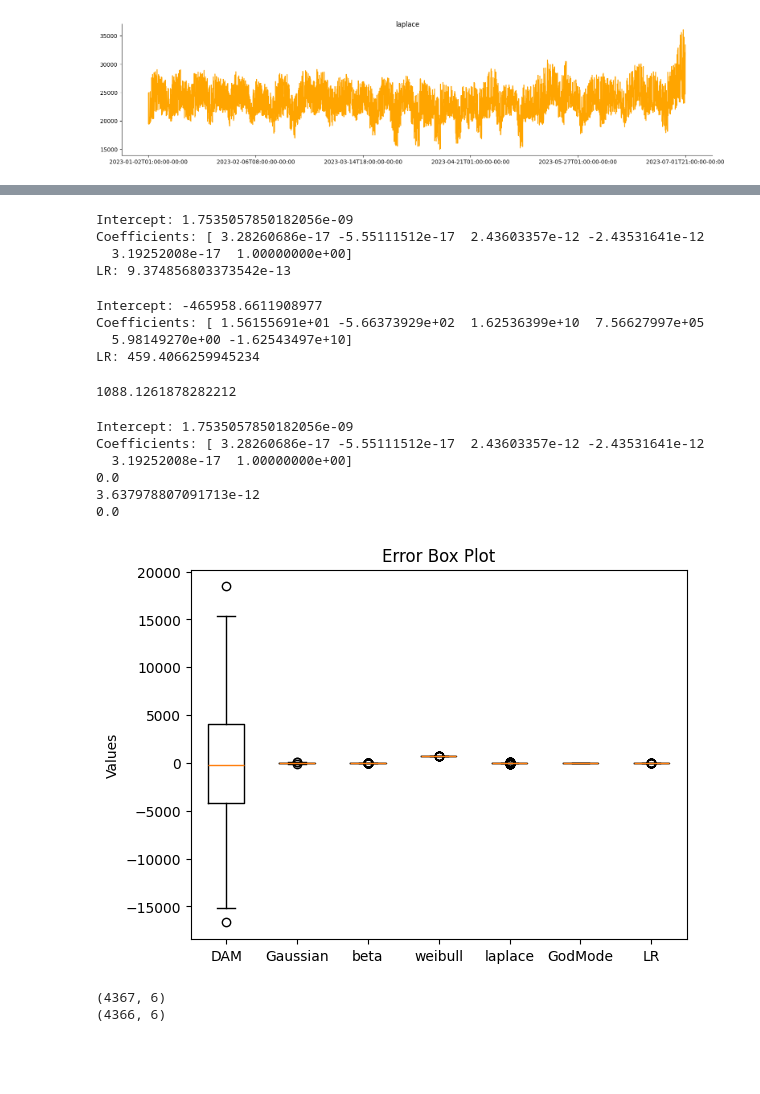
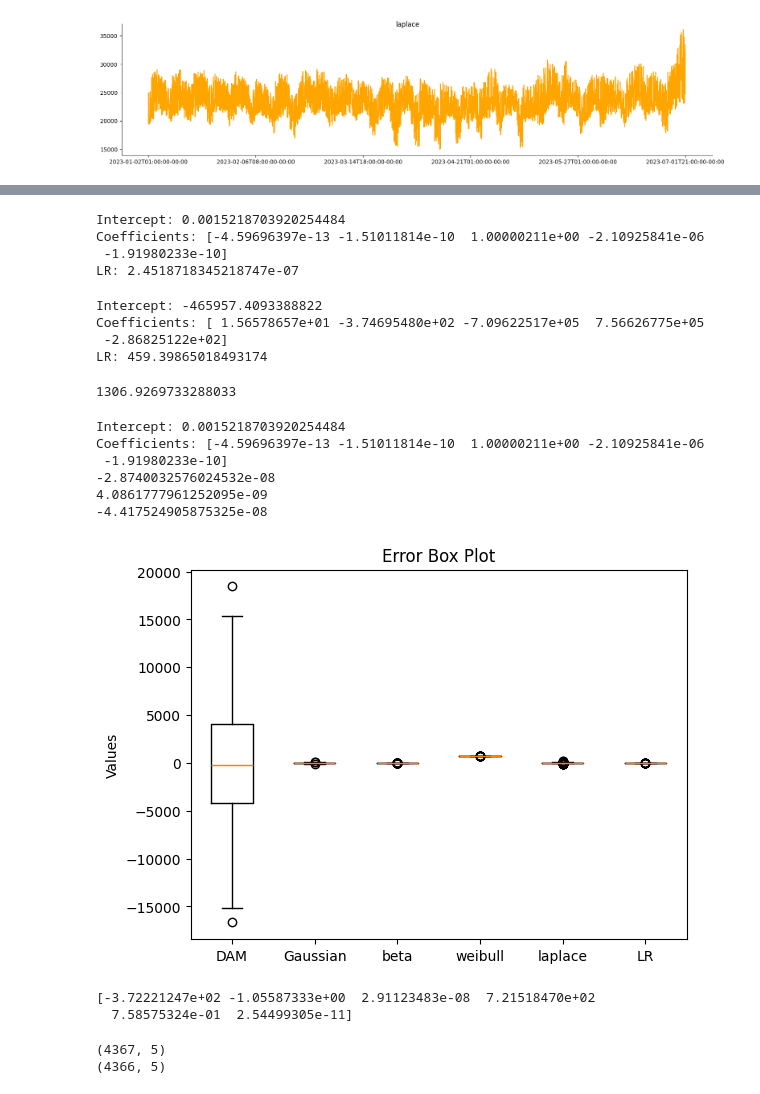
Before and after one commit to janghl/Siemens-Privacy-in-Reinforcement-Learning, a Jupyter notebook: demand.ipynb, the cells around one changed output, grey strips where cells are left out. Cells and saved outputs as stored; diff of their text form; code cells hidden in the pictures; blank space fills up the shorter version.

```diff
--- a/demand.ipynb
+++ b/demand.ipynb
@@ -370,3 +376,7 @@ def LR(X_train, Y_train, X_val, Y_val):
+# %%
+X_train = X_train[:,:-1]
+X_val = X_val[:,:-1]
+X_test = X_test[:,:-1]
 # %%
 print(X_train.shape)
 print(Y_train.shape)
@@ -499,49 +509,49 @@ epoch:9, DNN: 7337.850300968344
 rmse_LR, Y_pred_LR = LR(X_train, Y_train, X_val, Y_val)
 print(f"LR: {rmse_LR}")
 # %% [output]
-Intercept: 1.7535057850182056e-09
-Coefficients: [ 3.28260686e-17 -5.55111512e-17  2.43603357e-12 -2.43531641e-12
-  3.19252008e-17  1.00000000e+00]
-LR: 9.374856803373542e-13
+Intercept: 0.0015218703920254484
+Coefficients: [-4.59696397e-13 -1.51011814e-10  1.00000211e+00 -2.10925841e-06
+ -1.91980233e-10]
+LR: 2.4518718345218747e-07
 # %%
 rmse_LR, Y_pred_LR = LR(np.log(X_train), Y_train, np.log(X_val), Y_val)
 print(f"LR: {rmse_LR}")
 # %% [output]
-Intercept: -465958.6611908977
-Coefficients: [ 1.56155691e+01 -5.66373929e+02  1.62536399e+10  7.56627997e+05
-  5.98149270e+00 -1.62543497e+10]
-LR: 459.4066259945234
+Intercept: -465957.4093388822
+Coefficients: [ 1.56578657e+01 -3.74695480e+02 -7.09622517e+05  7.56626775e+05
+ -2.86825122e+02]
+LR: 459.39865018493174
 # %%
 rmse_equal = np.sqrt(np.mean((np.average(X_val, axis=1)-Y_val)**2))
 print(rmse_equal)
 # %% [output]
-1088.1261878282212
+1306.9269733288033
 # %%
 _, Y_pred_test = LR(X_train, Y_train, X_test, Y_test)
 Error = Y_pred_test - Y_test
 
 # median, 97.5 percentile, 2.5 percentile
 median = np.median(Error)
 percentile_975 = np.percentile(Error, 97.5)
 percentile_25 = np.percentile(Error, 2.5)
 print(median)
 print(percentile_975)
 print(percentile_25)
 
 # error box plot Error, F1,.. F5, ensemble
 
 data = np.concatenate([X_test-Y_test[:,np.newaxis], Error.reshape((Error.shape[0],1))], axis=1)
 fig, ax = plt.subplots()
 ax.boxplot(data)
-ax.set_xticklabels(['DAM', 'Gaussian', 'beta', 'weibull', 'laplace', 'GodMode', 'LR'])
+ax.set_xticklabels(['DAM', 'Gaussian', 'beta', 'weibull', 'laplace', 'LR'])
 ax.set_ylabel('Values')
 ax.set_title('Error Box Plot')
 plt.show()
 # %% [output]
-Intercept: 1.7535057850182056e-09
-Coefficients: [ 3.28260686e-17 -5.55111512e-17  2.43603357e-12 -2.43531641e-12
-  3.19252008e-17  1.00000000e+00]
-0.0
-3.637978807091713e-12
-0.0
+Intercept: 0.0015218703920254484
+Coefficients: [-4.59696397e-13 -1.51011814e-10  1.00000211e+00 -2.10925841e-06
+ -1.91980233e-10]
+-2.8740032576024532e-08
+4.0861777961252095e-09
+-4.417524905875325e-08
-[figure, old version]
+[figure, new version]
@@ -548,8 +560,14 @@ Coefficients: [ 3.28260686e-17 -5.55111512e-17  2.43603357e-12 -2.43531641e-12
+# %%
+avg_error = np.average(data, axis=0)
+print(avg_error)
+# %% [output]
+[-3.72221247e+02 -1.05587333e+00  2.91123483e-08  7.21518470e+02
+  7.58575324e-01  2.54499305e-11]
 # %%
 Previous = X_train[:-1]-Y_train[:-1,np.newaxis]
 Error_array = X_train[1:] - Previous
 print(X_train.shape)
 print(Error_array.shape)
 # %% [output]
-(4367, 6)
-(4366, 6)
+(4367, 5)
+(4366, 5)
```
Also changed, not shown: parts of 10 cells of this notebook.
